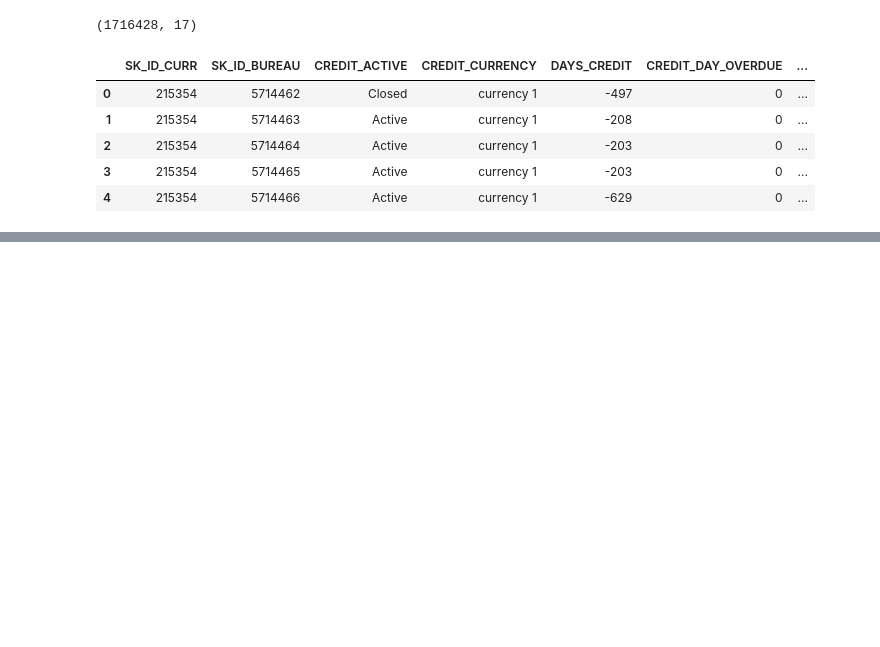
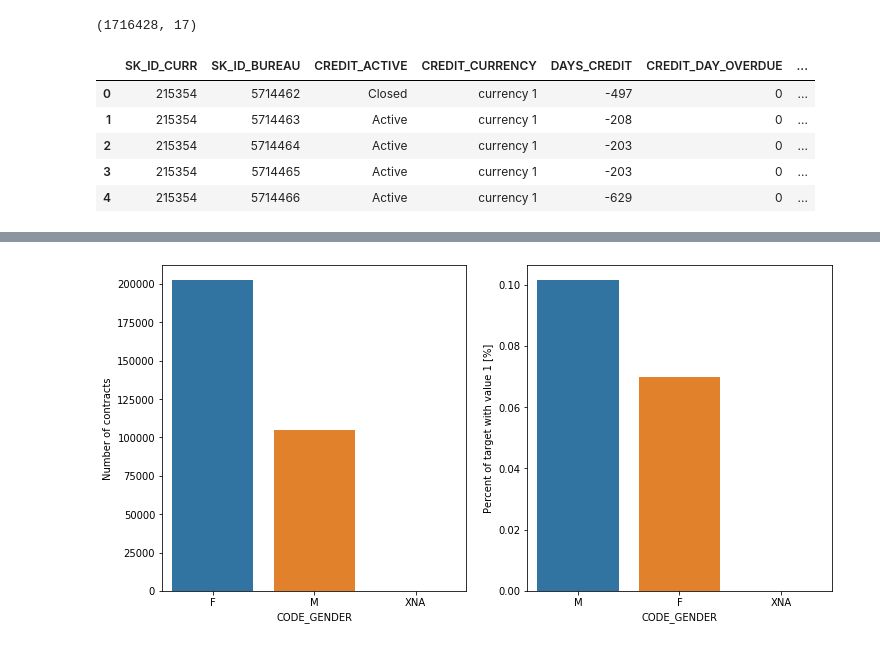
Before and after one commit to Stanislov/Kaggle_Home_Credit_Default_Risk, a Jupyter notebook: 01-EDA_exploratory_data_analysis.ipynb, the cells around one changed output, grey strips where cells are left out. Cells and saved outputs as stored; diff of their text form; code cells hidden in the pictures; blank space fills up the shorter version.

```diff
--- a/01-EDA_exploratory_data_analysis.ipynb
+++ b/01-EDA_exploratory_data_analysis.ipynb
@@ -99,0 +547,4 @@ import xgboost as xgb
+# %%
+plot_stats('CODE_GENDER')
+# %% [output]
+[figure, added]
```
Also changed, not shown: parts of 109 cells of this notebook, 2 other files.
